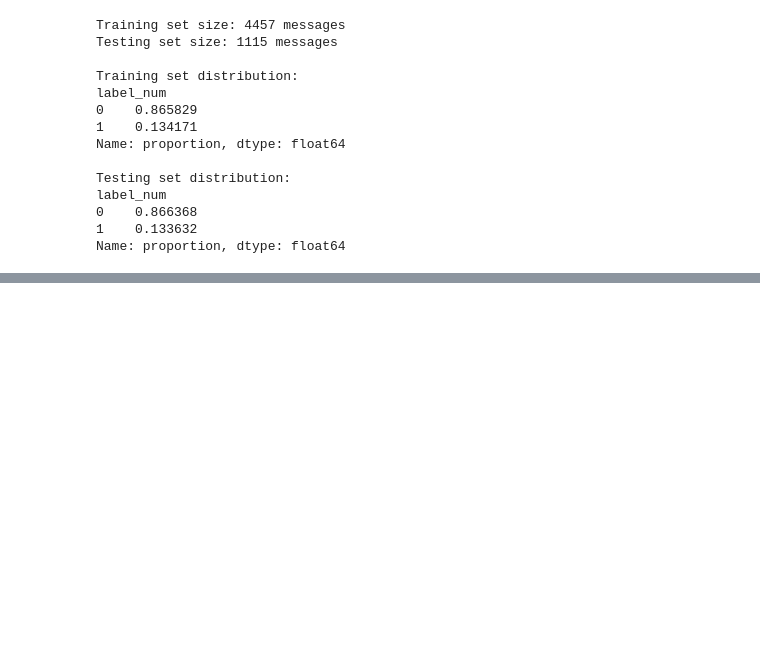
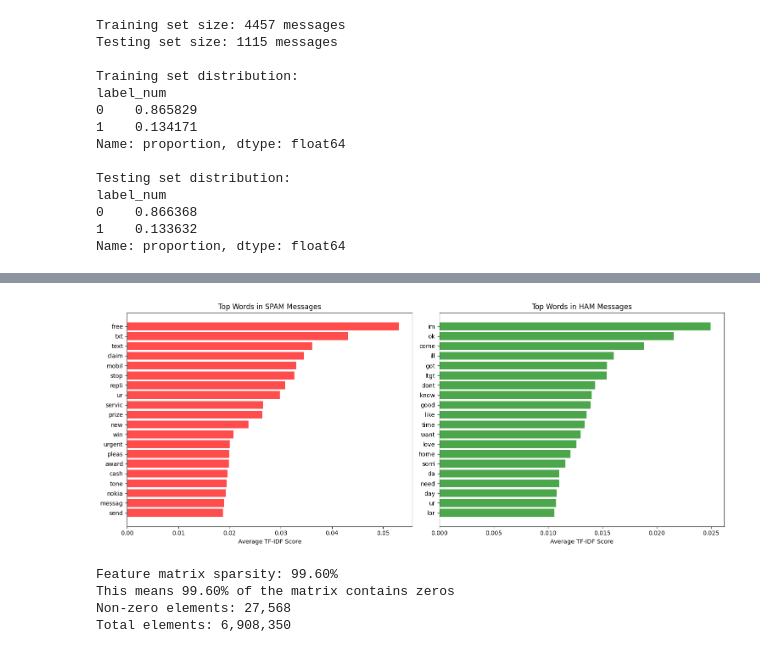
Before and after one commit to LiLAlien28/Arch_Tech_internship, a Jupyter notebook: Task1_Email_Spam_Classification.ipynb, the cells around one changed output, grey strips where cells are left out. Drawn from its saved outputs; the diff is of its cells as text; code cells hidden in the pictures; blank space fills up the shorter version.

```diff
--- a/Task1_Email_Spam_Classification.ipynb
+++ b/Task1_Email_Spam_Classification.ipynb
@@ -267,0 +328,54 @@ Name: proportion, dtype: float64
+# %%
+# Calculate average TF-IDF score for each word in spam vs ham messages
+spam_indices = y_train[y_train == 1].index
+ham_indices = y_train[y_train == 0].index
+
+# Convert indices to positions in the training set
+spam_positions = [list(X_train.index).index(i) for i in spam_indices if i in X_train.index]
+ham_positions = [list(X_train.index).index(i) for i in ham_indices if i in X_train.index]
+
+# Calculate mean TF-IDF scores
+spam_mean_scores = X_train_tfidf[spam_positions].mean(axis=0).A1
+ham_mean_scores = X_train_tfidf[ham_positions].mean(axis=0).A1
+
+# Find top words for spam
+top_spam_indices = spam_mean_scores.argsort()[-20:][::-1]
+top_spam_words = [(feature_names[i], spam_mean_scores[i]) for i in top_spam_indices]
+
+# Find top words for ham
+top_ham_indices = ham_mean_scores.argsort()[-20:][::-1]
+top_ham_words = [(feature_names[i], ham_mean_scores[i]) for i in top_ham_indices]
+
+# Display results
+fig, axes = plt.subplots(1, 2, figsize=(15, 6))
+
+# Spam words
+words_spam, scores_spam = zip(*top_spam_words)
+axes[0].barh(words_spam, scores_spam, color='red', alpha=0.7)
+axes[0].set_xlabel('Average TF-IDF Score')
+axes[0].set_title('Top Words in SPAM Messages')
+axes[0].invert_yaxis()
+
+# Ham words
+words_ham, scores_ham = zip(*top_ham_words)
+axes[1].barh(words_ham, scores_ham, color='green', alpha=0.7)
+axes[1].set_xlabel('Average TF-IDF Score')
+axes[1].set_title('Top Words in HAM Messages')
+axes[1].invert_yaxis()
+
+plt.tight_layout()
+plt.show()
+# %% [output]
+[figure, added]
+# %%
+# Calculate sparsity
+sparsity = 1.0 - (X_train_tfidf.nnz / (X_train_tfidf.shape[0] * X_train_tfidf.shape[1]))
+print(f"Feature matrix sparsity: {sparsity:.2%}")
+print(f"This means {sparsity:.2%} of the matrix contains zeros")
+print(f"Non-zero elements: {X_train_tfidf.nnz:,}")
+print(f"Total elements: {X_train_tfidf.shape[0] * X_train_tfidf.shape[1]:,}")
+# %% [output]
+Feature matrix sparsity: 99.60%
+This means 99.60% of the matrix contains zeros
+Non-zero elements: 27,568
+Total elements: 6,908,350
```
Also changed, not shown: parts of 2 cells of this notebook.
